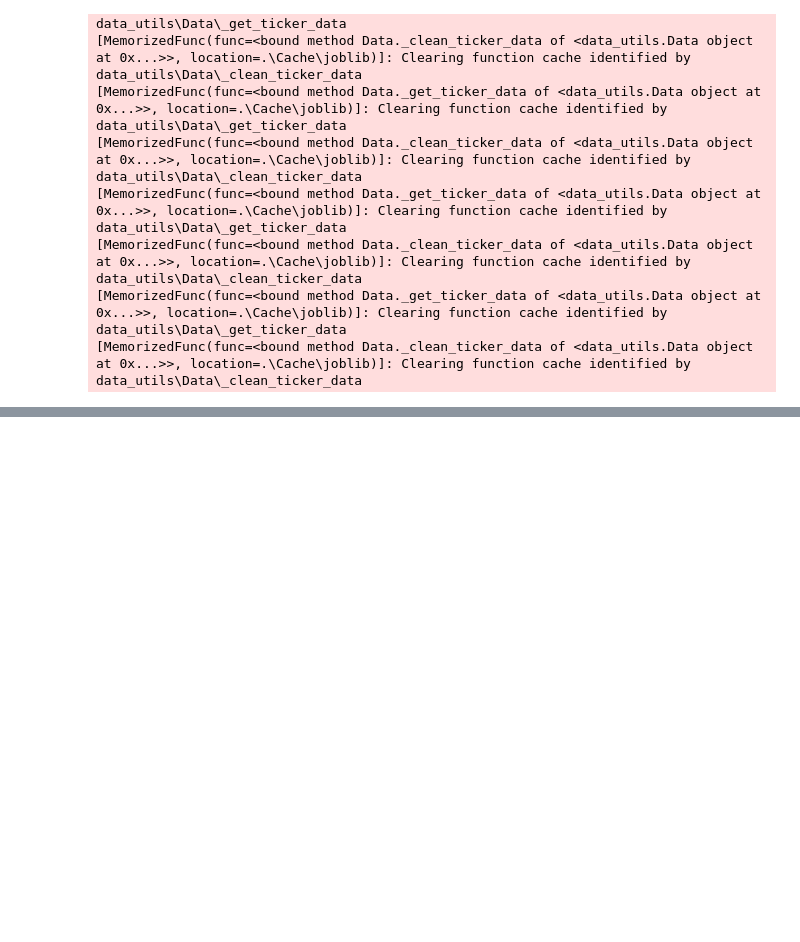
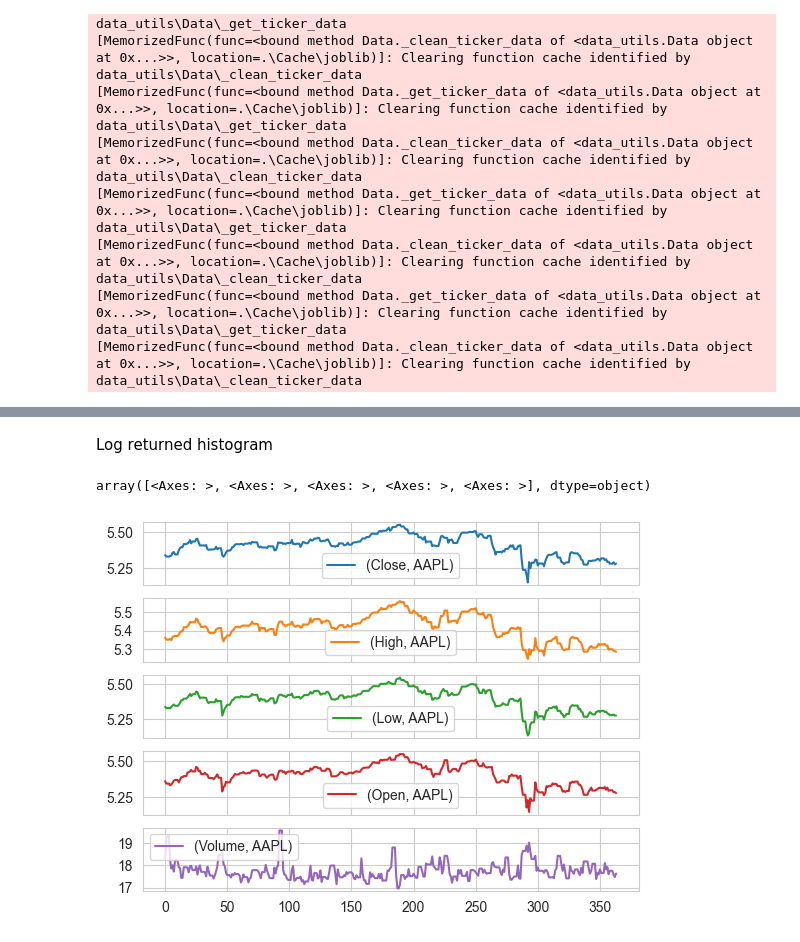
Before and after one commit to humaspasta/Market-Data-Pipeline-Descriptive-Analytics, a Jupyter notebook: project_1_data_pipeline.ipynb, the cells around one changed output, grey strips where cells are left out. Saved outputs shown, nothing was run; the diff lists cells and outputs as text; code cells hidden in the pictures; blank space fills up the shorter version.

```diff
--- a/project_1_data_pipeline.ipynb
+++ b/project_1_data_pipeline.ipynb
@@ -77,0 +158,12 @@ data.loc['Name']
+# %% [markdown]
+Log returned histogram
+# %%
+aapl_df = data.clean_ticker_data('AAPL')
+correct_cols = aapl_df.select_dtypes(include=['float' , 'int'])
+
+df_logged = aapl_df[correct_cols.columns]= np.log(correct_cols)
+
+df_logged.plot(subplots=True)
+# %% [output]
+array([<Axes: >, <Axes: >, <Axes: >, <Axes: >, <Axes: >], dtype=object)
+[figure, added]
```
Also changed, not shown: parts of 15 cells of this notebook, 2 other files.
